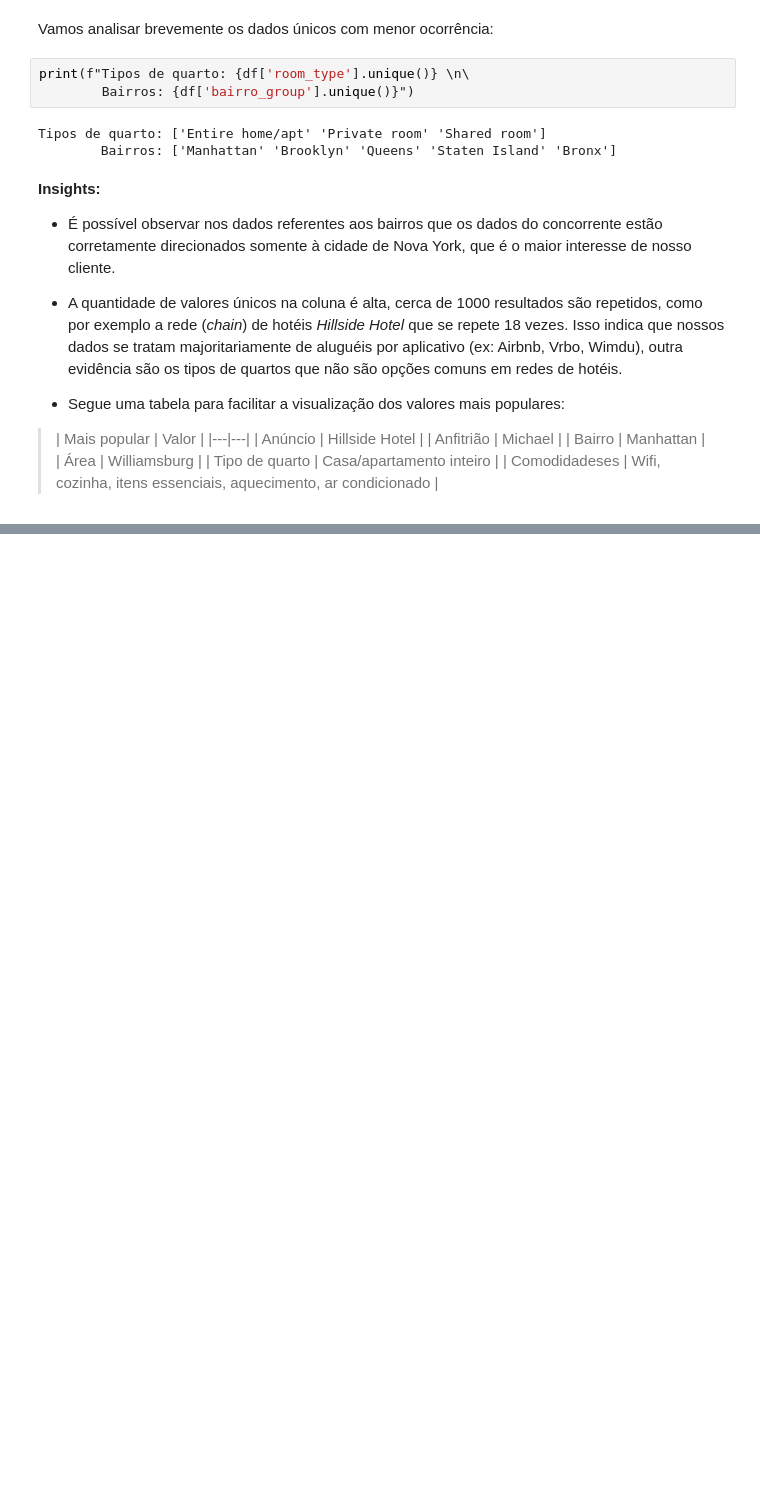
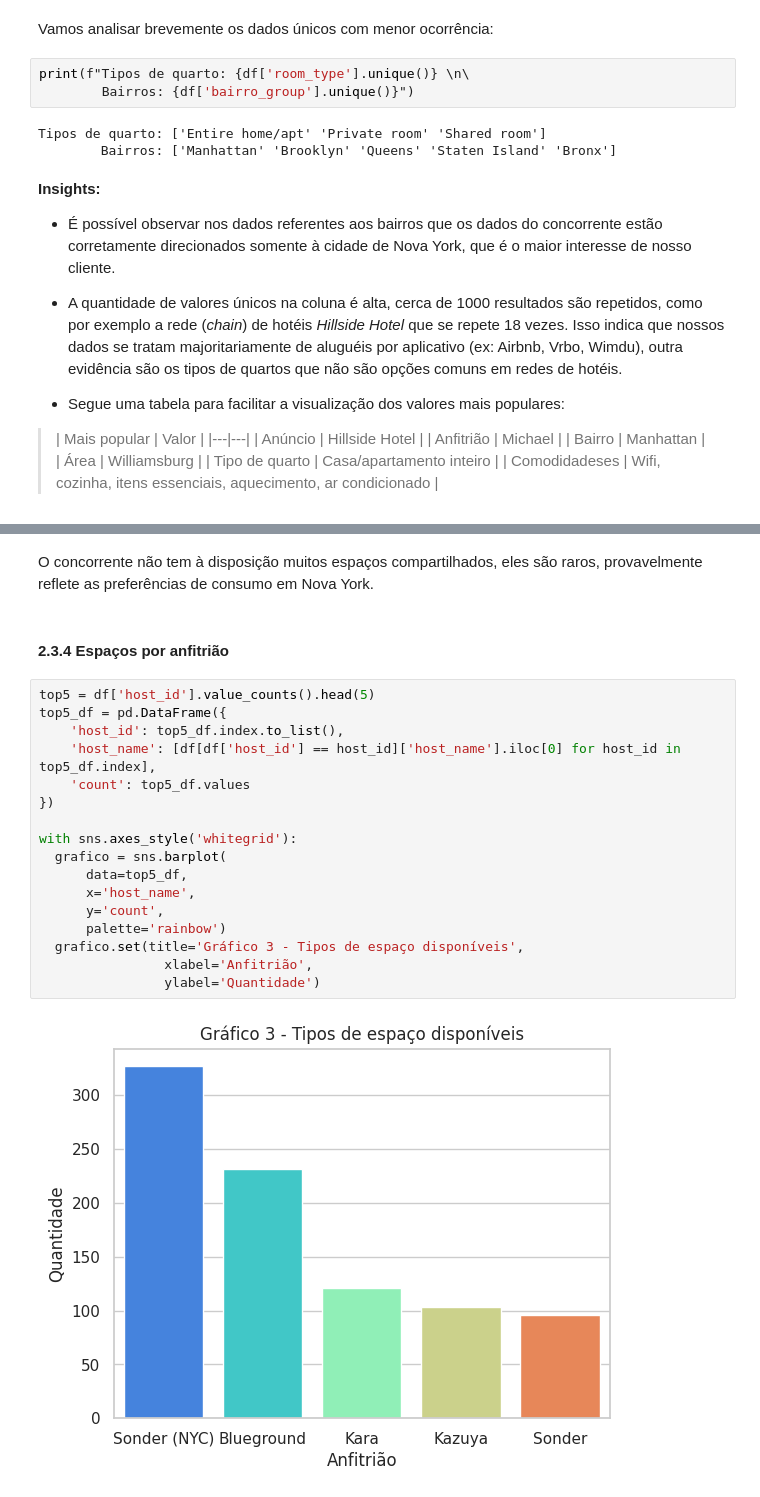
Before and after one commit to carneiro-fernando/lighthouse, a Jupyter notebook: Desafio_Lighthouse_DS.ipynb, the cells around one changed output, grey strips where cells are left out. Saved outputs shown, nothing was run; the diff lists cells and outputs as text; blank space fills up the shorter version.

```diff
--- a/Desafio_Lighthouse_DS.ipynb
+++ b/Desafio_Lighthouse_DS.ipynb
@@ -270,0 +338,23 @@ Tipos de quarto: ['Entire home/apt' 'Private room' 'Shared room']
+# %% [markdown]
+O concorrente não tem à disposição muitos espaços compartilhados, eles são  raros, provavelmente reflete as preferências de consumo em Nova York.
+# %% [markdown]
+#### 2.3.4 Espaços por anfitrião
+# %%
+top5 = df['host_id'].value_counts().head(5)
+top5_df = pd.DataFrame({
+    'host_id': top5_df.index.to_list(),
+    'host_name': [df[df['host_id'] == host_id]['host_name'].iloc[0] for host_id in top5_df.index],
+    'count': top5_df.values
+})
+
+with sns.axes_style('whitegrid'):
+  grafico = sns.barplot(
+      data=top5_df,
+      x='host_name',
+      y='count',
+      palette='rainbow')
+  grafico.set(title='Gráfico 3 - Tipos de espaço disponíveis',
+                xlabel='Anfitrião',
+                ylabel='Quantidade')
+# %% [output]
+[figure, added]
```
Also changed, not shown: parts of 35 cells of this notebook.
